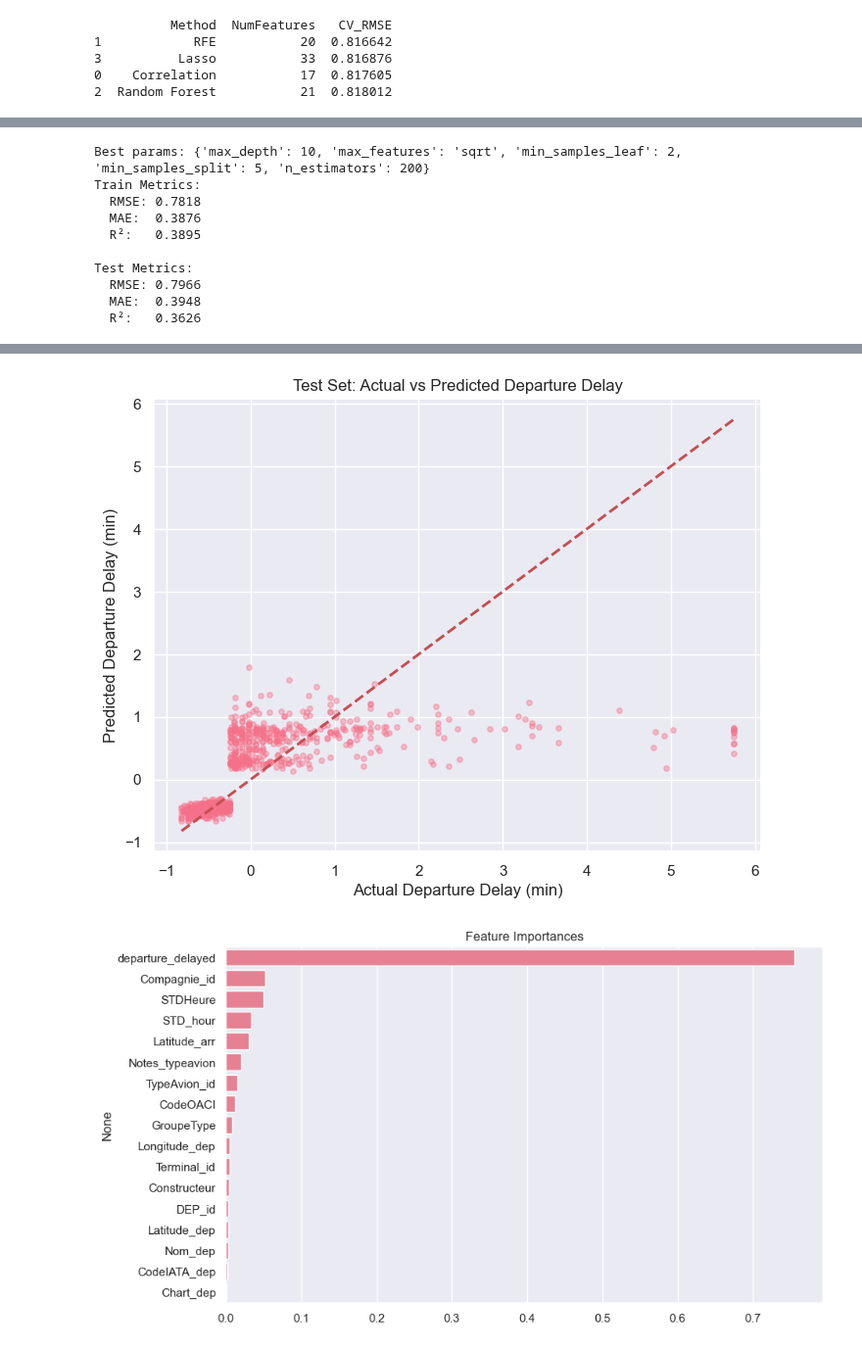
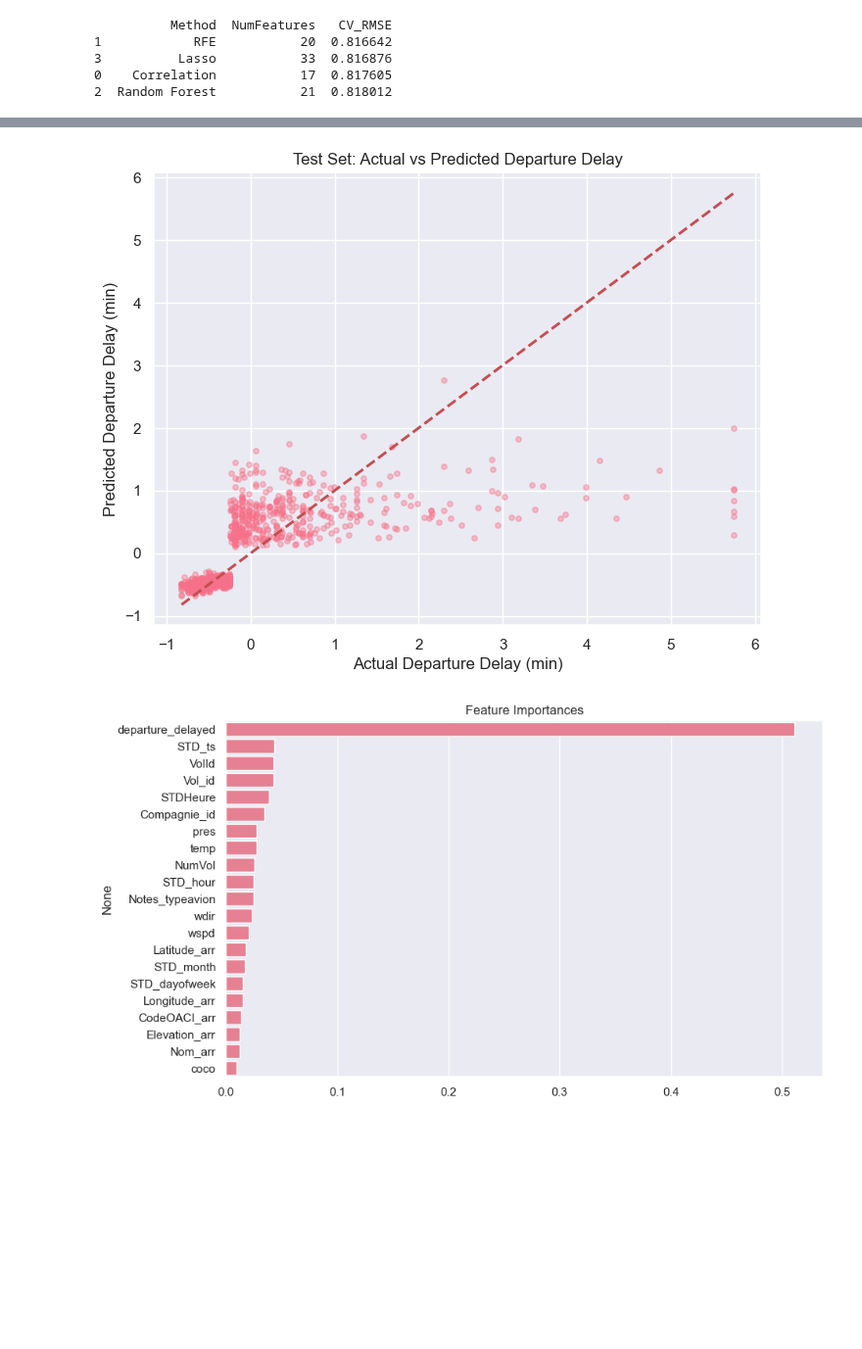
Before and after one commit to ZahraZellazi/DelayPrediction, a Jupyter notebook: DelayPrediction.ipynb, the cells around one changed output, grey strips where cells are left out. Shown at 98% size. Drawn from its saved outputs; the diff is of its cells as text; code cells hidden in the pictures; blank space fills up the shorter version.

```diff
--- a/DelayPrediction.ipynb
+++ b/DelayPrediction.ipynb
@@ -2546,12 +2546,13 @@ def test_model_performance_grid(model, param_grid, X_train, y_train, X_test, y_t
 rf_model = RandomForestRegressor(random_state=42)
 
 param_grid_rf = {
-    'n_estimators': [100, 200],
-    'max_depth': [10, 20, None],
-    'min_samples_split': [2, 5],
-    'min_samples_leaf': [1, 2],
-    'max_features': ['auto', 'sqrt']
+    'n_estimators': [200, 400],
+    'max_depth': [5, 10, 15],
+    'min_samples_split': [5, 10],
+    'min_samples_leaf': [2, 4],
+    'max_features': ['sqrt']
 }
+
 
 # Example usage - replace these variables with your actual data
 best_rf_model, y_train_pred_rf, y_test_pred_rf = test_model_performance_grid(
@@ -2595,10 +2578,0 @@ Traceback (most recent call last):
-Best params: {'max_depth': 10, 'max_features': 'sqrt', 'min_samples_leaf': 2, 'min_samples_split': 5, 'n_estimators': 200}
-Train Metrics:
-  RMSE: 0.7818
-  MAE:  0.3876
-  R²:   0.3895
-
-Test Metrics:
-  RMSE: 0.7966
-  MAE:  0.3948
-  R²:   0.3626
@@ -2607,5 +2581,5 @@ Test Metrics:
-[figure, old version]
+[figure, new version]
-[figure, old version]
+[figure, new version]
 # %%
 import xgboost as xgb
 from sklearn.model_selection import GridSearchCV
```
Also changed, not shown: parts of 5 cells of this notebook.
